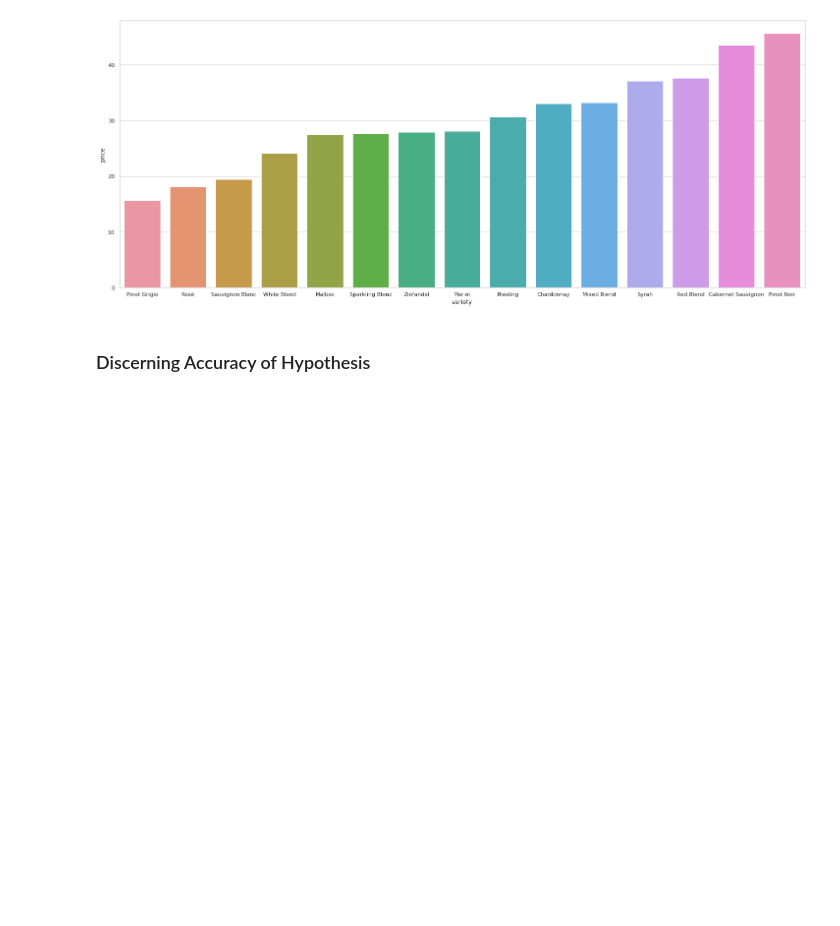
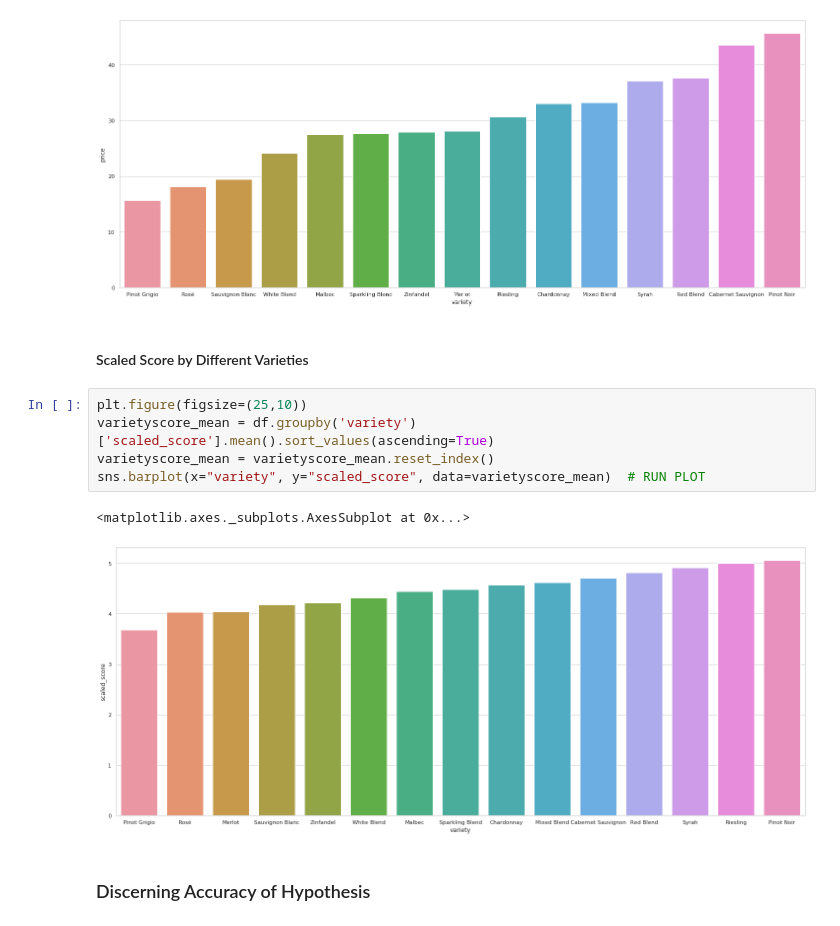
Before and after one commit to aditya4812/COGS108-Final-Project, a Jupyter notebook: FinalProject_group085.ipynb, the cells around one changed output. Cells and saved outputs as stored; diff of their text form; blank space fills up the shorter version.

```diff
--- a/FinalProject_group085.ipynb
+++ b/FinalProject_group085.ipynb
@@ -277,6 +277,16 @@ sns.barplot(x="variety", y="price", data=variety_mean)  # RUN PLOT
 # %% [output]
 <matplotlib.axes._subplots.AxesSubplot at 0x...>
 [figure]
+# %% [markdown]
+#### Scaled Score by Different Varieties
+# %%
+plt.figure(figsize=(25,10))
+varietyscore_mean = df.groupby('variety')['scaled_score'].mean().sort_values(ascending=True)
+varietyscore_mean = varietyscore_mean.reset_index()
+sns.barplot(x="variety", y="scaled_score", data=varietyscore_mean)  # RUN PLOT
+# %% [output]
+<matplotlib.axes._subplots.AxesSubplot at 0x...>
+[figure, added]
 # %% [markdown]
 ### Discerning Accuracy of Hypothesis
 # %% [markdown]
```
Also changed, not shown: parts of 8 cells of this notebook.
